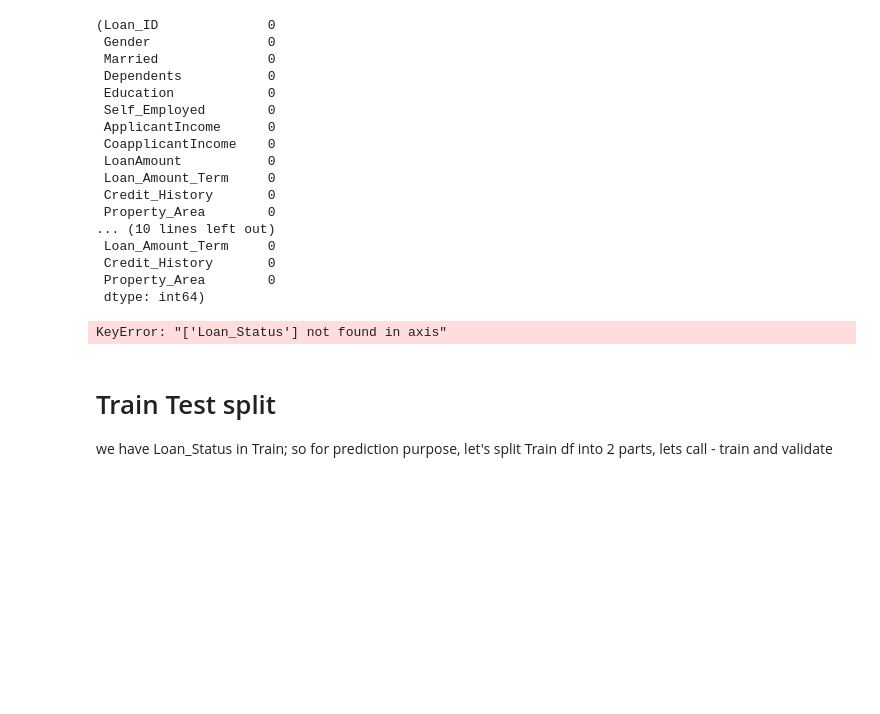
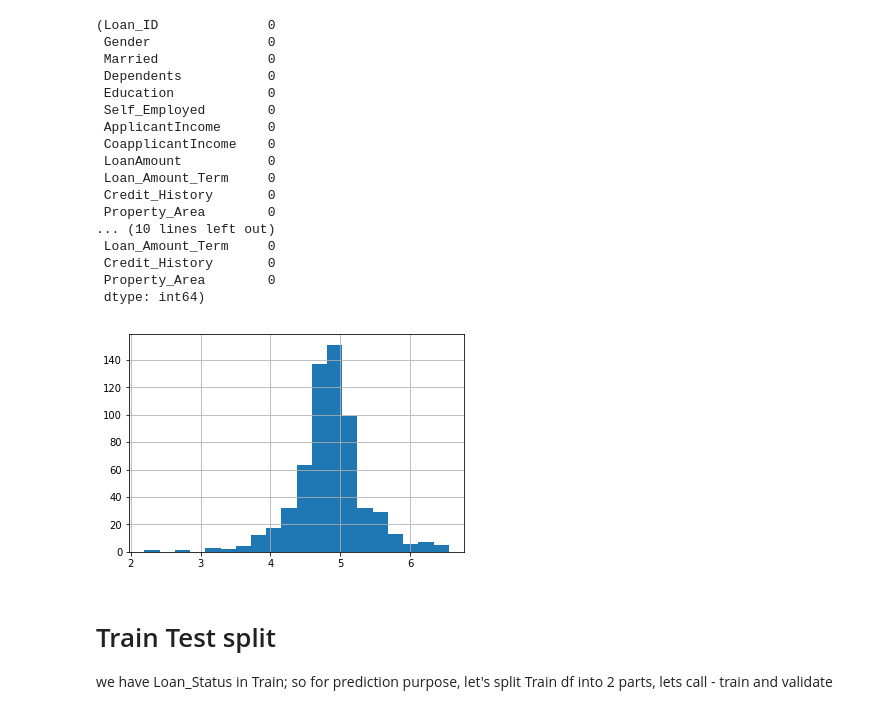
Before and after one commit to sonalfulkar/CaseStudy-DataScience-LoanPrediction, a Jupyter notebook: loan prediction - case study.ipynb, the cells around one changed output. Cells and saved outputs as stored; diff of their text form; code cells hidden in the pictures; blank space fills up the shorter version.

```diff
--- a/loan prediction - case study.ipynb
+++ b/loan prediction - case study.ipynb
@@ -413,7 +413,7 @@ train['Gender'].fillna(train['Gender'].mode()[0], inplace=True)
 train['Married'].fillna(train['Married'].mode()[0], inplace=True)
 train['Dependents'].fillna(train['Dependents'].mode()[0], inplace=True)
 train['Self_Employed'].fillna(train['Self_Employed'].mode()[0], inplace=True)
-#train['Credit_History'].fillna(train['Credit_History'].mode()[0], inplace=True)
+train['Credit_History'].fillna(train['Credit_History'].mode()[0], inplace=True)
 
 #Numerical features null treatment
 
@@ -511,5 +444,3 @@ Index(['Loan_ID', 'Gender', 'Married', 'Dependents', 'Education',
-# %%
-train.update(test3_ch, overwrite=False)
 # %%
 train.isnull().sum(), test.isnull().sum()
 # %% [output]
@@ -531,14 +462,16 @@ train.isnull().sum(), test.isnull().sum()
  Property_Area        0
  dtype: int64)
 # %%
-# Outliers treatment
+# Outliers treatment - parametrization (tweaking parameters to fix probability distribution)
 
 # natural log is inverse of exponential fn; used to treat outliers / extreme values
-#train['LoanAmount_log'] = np.log(train['LoanAmount'])
-#train['LoanAmount_log'].hist(bins=20)
+train['LoanAmount_log'] = np.log(train['LoanAmount'])
+train['LoanAmount_log'].hist(bins=20)
 
 # Treat test data as well
-#test['LoanAmount_log'] = np.log(test['LoanAmount'])
+test['LoanAmount_log'] = np.log(test['LoanAmount'])
+# %% [output]
+[figure, added]
 # %%
 # get rid of Loan_ID variable, we dont need it for prediction
 train=train.drop('Loan_ID', axis=1)
@@ -552,8 +485,6 @@ y = train['Loan_Status']
 X = pd.get_dummies(X)
 train = pd.get_dummies(train)
 test = pd.get_dummies(test)
-# %% [output]
-KeyError: "['Loan_Status'] not found in axis"
 # %% [markdown]
 # Train Test split
 we have Loan_Status in Train; so for prediction purpose, let's split Train df into 2 parts, lets call - train and validate
```
Also changed, not shown: parts of 18 cells of this notebook.
